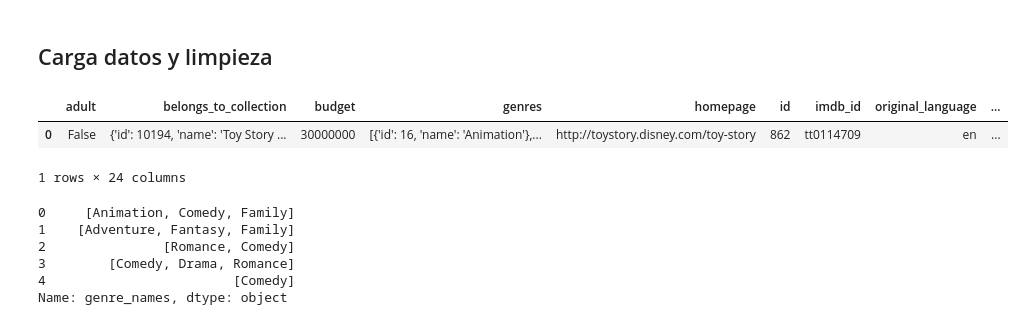
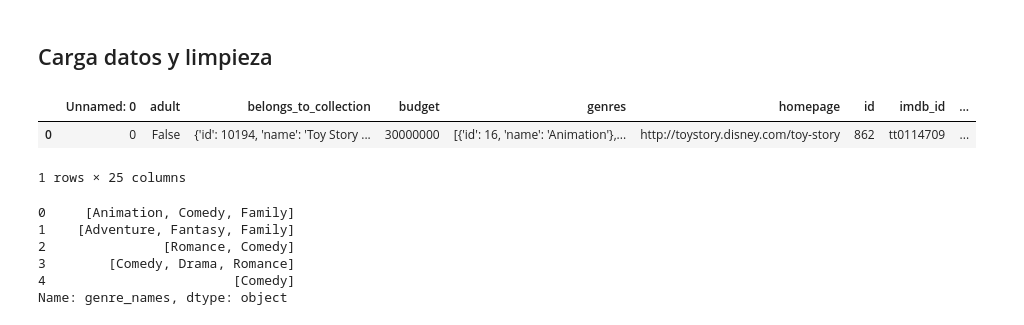
Before and after one commit to juankquintana/proyecto_recomendacion_peliculas, a Jupyter notebook: ModelosNLP/NLPModels.ipynb, the cells around one changed output. Drawn from its saved outputs; the diff is of its cells as text; code cells hidden in the pictures.

```diff
--- a/ModelosNLP/NLPModels.ipynb
+++ b/ModelosNLP/NLPModels.ipynb
@@ -26,15 +26,15 @@ import pyLDAvis.gensim_models as gensimvis
 from pprint import pprint
 # %%
 
-file_path = "https://raw.githubusercontent.com/juankquintana/aprendizaje-no-supervisado/main/Proyecto/data/movies_metadata.csv"
+file_path = "https://raw.githubusercontent.com/juankquintana/proyecto_recomendacion_peliculas/refs/heads/main/data/movies_metadata.csv"
 
 metadata = pd.read_csv(file_path)
 
 metadata.head(1)
 # %% [output]
-|  | adult | belongs_to_collection | budget | genres | homepage | id | imdb_id | original_language | ... |
-| 0 | False | {'id': 10194, 'name': 'Toy Story ... | 30000000 | [{'id': 16, 'name': 'Animation'},... | http://toystory.disney.com/toy-story | 862 | tt0114709 | en | ... |
+|  | Unnamed: 0 | adult | belongs_to_collection | budget | genres | homepage | id | imdb_id | ... |
+| 0 | 0 | False | {'id': 10194, 'name': 'Toy Story ... | 30000000 | [{'id': 16, 'name': 'Animation'},... | http://toystory.disney.com/toy-story | 862 | tt0114709 | ... |
-1 rows × 24 columns
+1 rows × 25 columns
 # %%
 import ast
 def columnas_transformadas(metadata, columna, indicador, nuevo_nombre):
```
Also changed, not shown: parts of 8 cells of this notebook, 1 other file.
